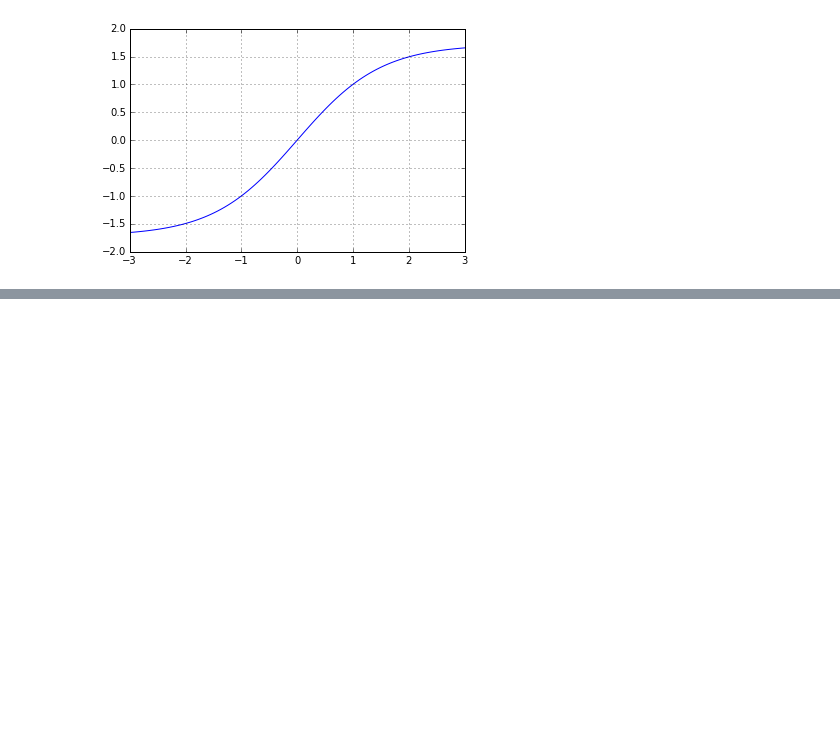
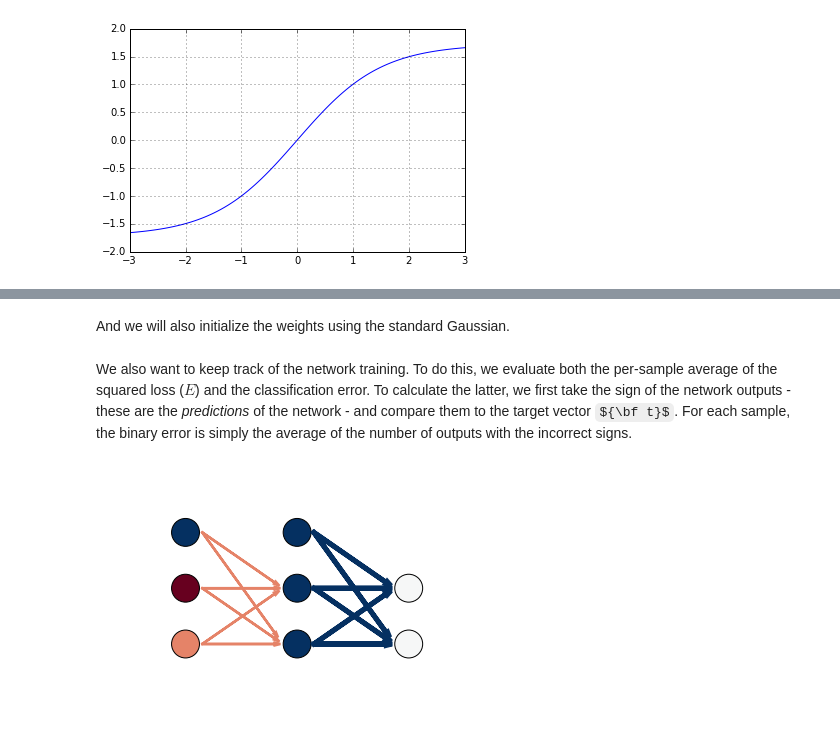
Before and after one commit to guruucsd/EigenfaceDemo, a Jupyter notebook: Backprop Exercise.ipynb, the cells around one changed output, grey strips where cells are left out. Drawn from its saved outputs; the diff is of its cells as text; code cells hidden in the pictures; some formulas as TeX source; blank space fills up the shorter version.

```diff
--- a/Backprop Exercise.ipynb
+++ b/Backprop Exercise.ipynb
@@ -266,20 +65,0 @@ interact_manual(update_and_plot)
-# %%
-# Train for some number of epochs and plot the errors.
-J = 2 # Number of hidden units
-from numpy.random import random_sample
-Wh = random_sample((X.shape[1] , J))
-Wo = random_sample((J + 1, T.shape[1]))
-
-epochs=1000
-rmse=zeros(epochs)
-cerr=zeros(epochs)
-for epoch in range(epochs):
-    Wh, z, Wo, y = bp_update_weights(Wh, Wo, X, T)
-    z, y = feed_forward(X, Wh, Wo)
-    errors = T - y
-    rmse[epoch] = sqrt((errors**2).mean())  # RMSE
-    cerr[epoch] = (sign(T) != sign(y)).mean()
-
-fig, axs = plt.subplots(1,2)
-axs[0].plot(rmse)
-axs[1].plot(cerr)
@@ -386,0 +241,2 @@ interact_manual(train_network,
+# %% [markdown]
+And we will also initialize the weights using the standard Gaussian.
@@ -386,0 +260,2 @@ interact_manual(train_network,
+# %% [markdown]
+We also want to keep track of the network training.  To do this, we evaluate both the per-sample average of the squared loss ($E$) and the classification error.  To calculate the latter, we first take the sign of the network outputs - these are the *predictions* of the network - and compare them to the target vector ${\bf t}$.  For each sample, the binary error is simply the average of the number of outputs with the incorrect signs.
@@ -386,0 +278,55 @@ interact_manual(train_network,
+# %%
+"""Some plotting support functions."""
+
+def plot_errors(ax, epoch, epochs, errors, ylabel='', ylim=1.0):
+    """Plots the error graph."""
+    ax.plot(arange(epoch), errors[:epoch])
+    ax.set_xlim([0, epochs])
+    ax.set_ylim([0, ylim])
+    ax.set_xlabel("Training epoch")
+    ax.set_ylabel(ylabel)
+    ax.set_title(ylabel)
+    ax.grid()
+
+
+def plot_network(ax, x, z, y, Wh, Wo):
+    """Plots the graph representation of the network."""
+    cmap = plt.get_cmap('RdBu')
+
+    for l, z in enumerate([x, z, y]):
+        for i, zi in enumerate(with_bias(z).T):
+            if l < 2 or i > 0: # Don't show bias node for the output layer
+                ax.add_artist(plt.Circle((1 + l*2, -i-1), 0.25, ec='k', fc=cmap(zi[0]/2+.5)))
+
+    for l, W in enumerate([Wh, Wo]):
+        for i, wi in enumerate(W):
+            for j, wij in enumerate(wi):
+                ax.arrow(1.3 + l*2, -i-1, 1.3, (i-j-1)*.9, head_width=0.05, head_length=0.1, ec=cmap(wij/2+.5), lw=abs(wij)*5.0)
+
+    m = max([x.shape[1], z.shape[1], y.shape[1]])+1
+    ax.set_xlim([0, 2*3])
+    ax.set_ylim([-m-1,0])
+    ax.set_aspect('equal')
+    ax.axis('off')
+
+# Example:
+fig, ax = plt.subplots()
+plot_network(ax, array([[-1,-0.5]]), ones((1,2)), zeros((1,2)), -ones((3,2))*0.5,  ones((3, 2)))
+
+def plot_training(epoch, epochs, errors, x, z, y, t, Wh, Wo):
+    if epoch is None:
+        return
+
+    fig, axs = plt.subplots(1,3,figsize=(15,5))
+    aerrors=array(errors).T
+    plot_network(axs[0], x, z, y, Wh, Wo)
+    plot_errors(axs[1], epoch, epochs, aerrors[0], ylabel='RMSE', ylim=3.0)
+    plot_errors(axs[2], epoch, epochs, aerrors[1], ylabel='RMBE', ylim=1.0)
+    clear_output(wait=True)
+
+    # Print what's going on
+    print('epoch %d / %d' % (epoch + 1, epochs))
+    print('x: %s' % str(x))
+    print('t: %s' % str(t))
+# %% [output]
+[figure, added]
```
Also changed, not shown: parts of 55 cells of this notebook.
